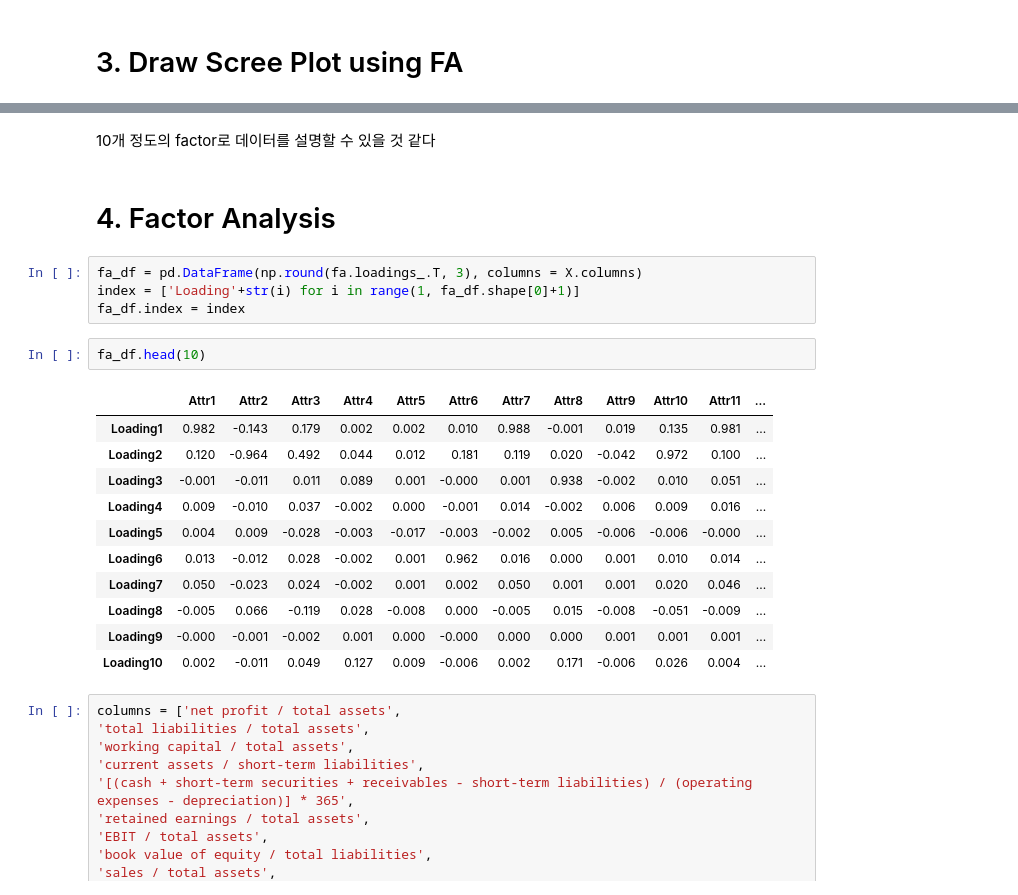
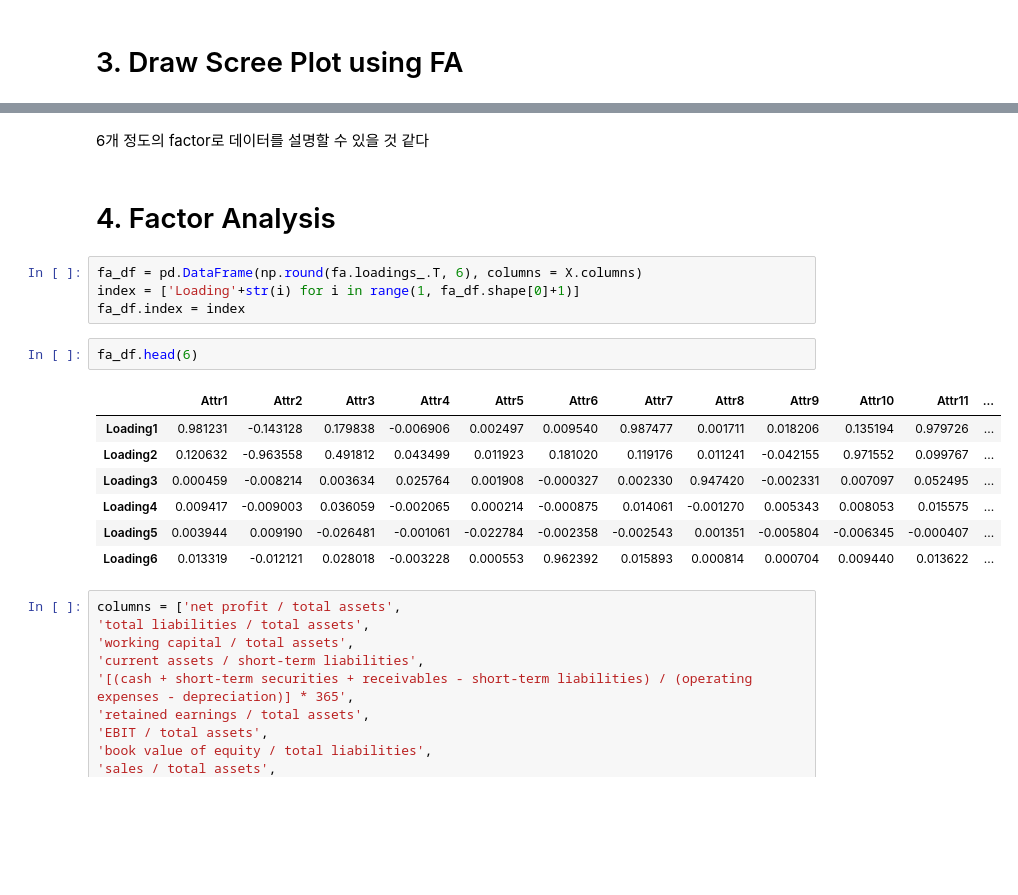
Before and after one commit to YonseiESC/ESC-20SPRING, a Jupyter notebook: 파이널 프로젝트/데이터/Classification_Bankruptcy/5조/EDA_정재은_FA.ipynb, the cells around one changed output, grey strips where cells are left out. Cells and saved outputs as stored; diff of their text form; blank space fills up the shorter version.

```diff
--- a/파이널 프로젝트/데이터/Classification_Bankruptcy/5조/EDA_정재은_FA.ipynb
+++ b/파이널 프로젝트/데이터/Classification_Bankruptcy/5조/EDA_정재은_FA.ipynb
@@ -91,25 +91,21 @@ plt.style.use('seaborn')
 # %% [markdown]
-10개 정도의 factor로 데이터를 설명할 수 있을 것 같다
+6개 정도의 factor로 데이터를 설명할 수 있을 것 같다
 # %% [markdown]
 # 4. Factor Analysis
 # %%
-fa_df = pd.DataFrame(np.round(fa.loadings_.T, 3), columns = X.columns)
+fa_df = pd.DataFrame(np.round(fa.loadings_.T, 6), columns = X.columns)
 index = ['Loading'+str(i) for i in range(1, fa_df.shape[0]+1)]
 fa_df.index = index
 # %%
-fa_df.head(10)
+fa_df.head(6)
 # %% [output]
 |  | Attr1 | Attr2 | Attr3 | Attr4 | Attr5 | Attr6 | Attr7 | Attr8 | Attr9 | Attr10 | Attr11 | ... |
-| Loading1 | 0.982 | -0.143 | 0.179 | 0.002 | 0.002 | 0.010 | 0.988 | -0.001 | 0.019 | 0.135 | 0.981 | ... |
-| Loading2 | 0.120 | -0.964 | 0.492 | 0.044 | 0.012 | 0.181 | 0.119 | 0.020 | -0.042 | 0.972 | 0.100 | ... |
-| Loading3 | -0.001 | -0.011 | 0.011 | 0.089 | 0.001 | -0.000 | 0.001 | 0.938 | -0.002 | 0.010 | 0.051 | ... |
-| Loading4 | 0.009 | -0.010 | 0.037 | -0.002 | 0.000 | -0.001 | 0.014 | -0.002 | 0.006 | 0.009 | 0.016 | ... |
-| Loading5 | 0.004 | 0.009 | -0.028 | -0.003 | -0.017 | -0.003 | -0.002 | 0.005 | -0.006 | -0.006 | -0.000 | ... |
-| Loading6 | 0.013 | -0.012 | 0.028 | -0.002 | 0.001 | 0.962 | 0.016 | 0.000 | 0.001 | 0.010 | 0.014 | ... |
-| Loading7 | 0.050 | -0.023 | 0.024 | -0.002 | 0.001 | 0.002 | 0.050 | 0.001 | 0.001 | 0.020 | 0.046 | ... |
-| Loading8 | -0.005 | 0.066 | -0.119 | 0.028 | -0.008 | 0.000 | -0.005 | 0.015 | -0.008 | -0.051 | -0.009 | ... |
-| Loading9 | -0.000 | -0.001 | -0.002 | 0.001 | 0.000 | -0.000 | 0.000 | 0.000 | 0.001 | 0.001 | 0.001 | ... |
-| Loading10 | 0.002 | -0.011 | 0.049 | 0.127 | 0.009 | -0.006 | 0.002 | 0.171 | -0.006 | 0.026 | 0.004 | ... |
+| Loading1 | 0.981231 | -0.143128 | 0.179838 | -0.006906 | 0.002497 | 0.009540 | 0.987477 | 0.001711 | 0.018206 | 0.135194 | 0.979726 | ... |
+| Loading2 | 0.120632 | -0.963558 | 0.491812 | 0.043499 | 0.011923 | 0.181020 | 0.119176 | 0.011241 | -0.042155 | 0.971552 | 0.099767 | ... |
+| Loading3 | 0.000459 | -0.008214 | 0.003634 | 0.025764 | 0.001908 | -0.000327 | 0.002330 | 0.947420 | -0.002331 | 0.007097 | 0.052495 | ... |
+| Loading4 | 0.009417 | -0.009003 | 0.036059 | -0.002065 | 0.000214 | -0.000875 | 0.014061 | -0.001270 | 0.005343 | 0.008053 | 0.015575 | ... |
+| Loading5 | 0.003944 | 0.009190 | -0.026481 | -0.001061 | -0.022784 | -0.002358 | -0.002543 | 0.001351 | -0.005804 | -0.006345 | -0.000407 | ... |
+| Loading6 | 0.013319 | -0.012121 | 0.028018 | -0.003228 | 0.000553 | 0.962392 | 0.015893 | 0.000814 | 0.000704 | 0.009440 | 0.013622 | ... |
 # %%
 columns = ['net profit / total assets',
 'total liabilities / total assets',
```
Also changed, not shown: parts of 12 cells of this notebook, 2 other files.
